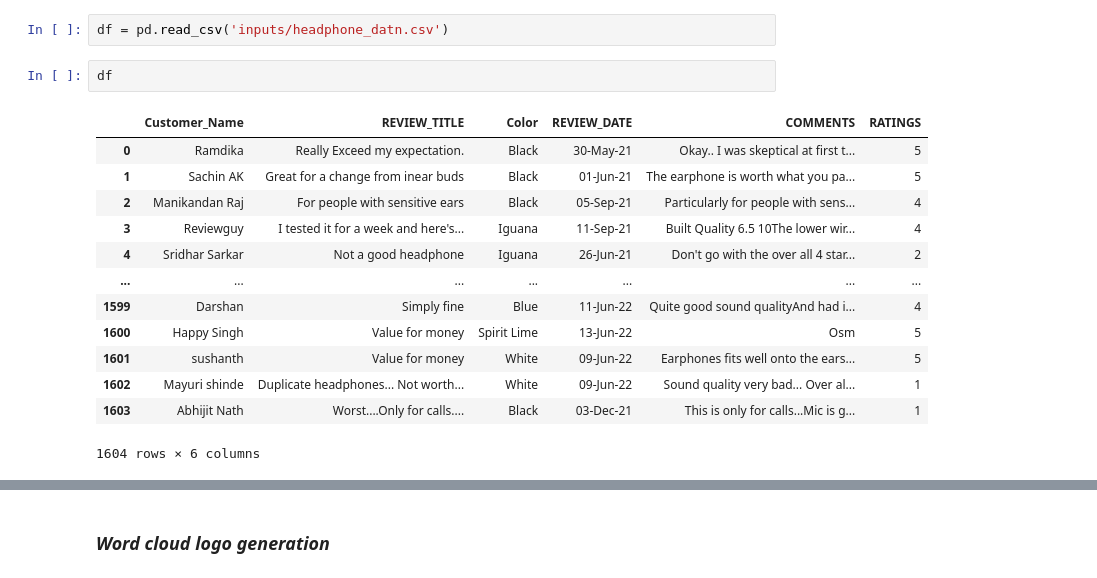
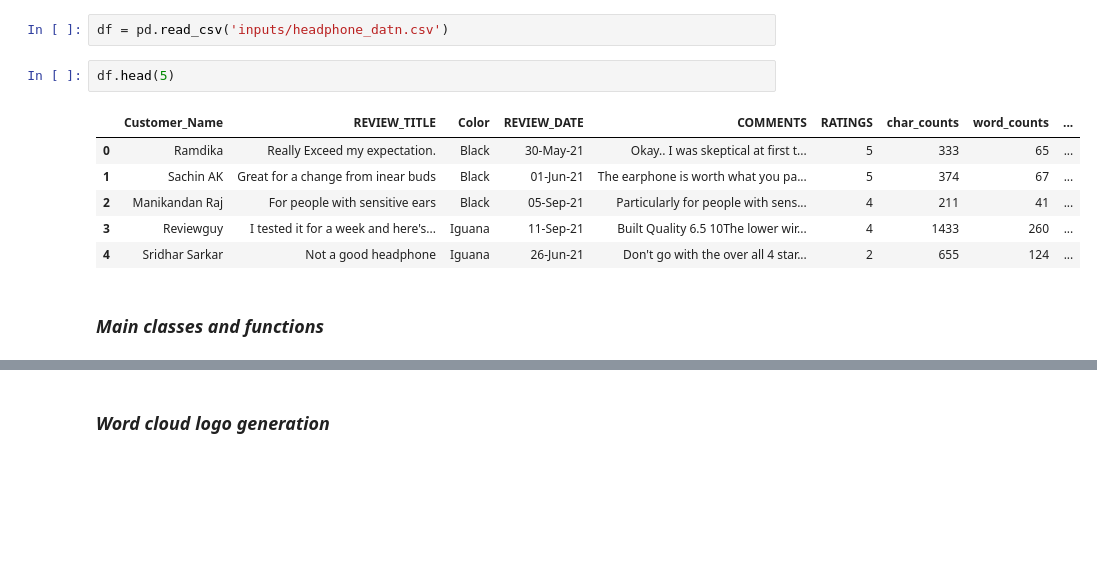
Before and after one commit to MariuszAndziak/Headphone_reviews, a Jupyter notebook: 01_EDA.ipynb, the cells around one changed output, grey strips where cells are left out. Saved outputs shown, nothing was run; the diff lists cells and outputs as text; blank space fills up the shorter version.

```diff
--- a/01_EDA.ipynb
+++ b/01_EDA.ipynb
@@ -45,18 +28,13 @@ or from the matplotlib source distribution
 # %%
 df = pd.read_csv('inputs/headphone_datn.csv')
 # %%
-df
+df.head(5)
 # %% [output]
-|  | Customer_Name | REVIEW_TITLE | Color | REVIEW_DATE | COMMENTS | RATINGS |
-| 0 | Ramdika | Really Exceed my expectation. | Black | 30-May-21 | Okay.. I was skeptical at first t... | 5 |
-| 1 | Sachin AK | Great for a change from inear buds | Black | 01-Jun-21 | The earphone is worth what you pa... | 5 |
-| 2 | Manikandan Raj | For people with sensitive ears | Black | 05-Sep-21 | Particularly for people with sens... | 4 |
-| 3 | Reviewguy | I tested it for a week and here's... | Iguana | 11-Sep-21 | Built Quality 6.5 10The lower wir... | 4 |
-| 4 | Sridhar Sarkar | Not a good headphone | Iguana | 26-Jun-21 | Don't go with the over all 4 star... | 2 |
-| ... | ... | ... | ... | ... | ... | ... |
-| 1599 | Darshan | Simply fine | Blue | 11-Jun-22 | Quite good sound qualityAnd had i... | 4 |
-| 1600 | Happy Singh | Value for money | Spirit Lime | 13-Jun-22 | Osm | 5 |
-| 1601 | sushanth | Value for money | White | 09-Jun-22 | Earphones fits well onto the ears... | 5 |
-| 1602 | Mayuri shinde | Duplicate headphones... Not worth... | White | 09-Jun-22 | Sound quality very bad... Over al... | 1 |
-| 1603 | Abhijit Nath | Worst....Only for calls.... | Black | 03-Dec-21 | This is only for calls...Mic is g... | 1 |
+|  | Customer_Name | REVIEW_TITLE | Color | REVIEW_DATE | COMMENTS | RATINGS | char_counts | word_counts | ... |
+| 0 | Ramdika | Really Exceed my expectation. | Black | 30-May-21 | Okay.. I was skeptical at first t... | 5 | 333 | 65 | ... |
+| 1 | Sachin AK | Great for a change from inear buds | Black | 01-Jun-21 | The earphone is worth what you pa... | 5 | 374 | 67 | ... |
+| 2 | Manikandan Raj | For people with sensitive ears | Black | 05-Sep-21 | Particularly for people with sens... | 4 | 211 | 41 | ... |
+| 3 | Reviewguy | I tested it for a week and here's... | Iguana | 11-Sep-21 | Built Quality 6.5 10The lower wir... | 4 | 1433 | 260 | ... |
+| 4 | Sridhar Sarkar | Not a good headphone | Iguana | 26-Jun-21 | Don't go with the over all 4 star... | 2 | 655 | 124 | ... |
-1604 rows × 6 columns
+# %% [markdown]
+### ***Main classes and functions*** ###
```
Also changed, not shown: parts of 45 cells of this notebook.
